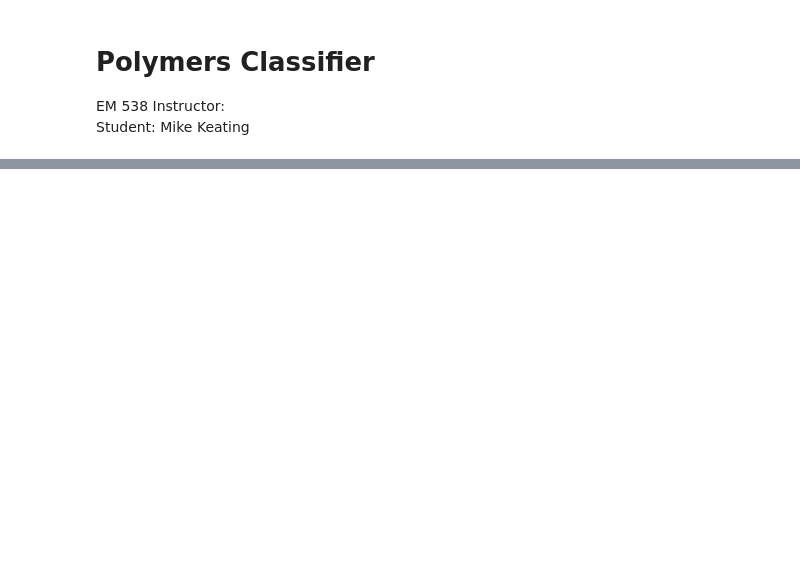
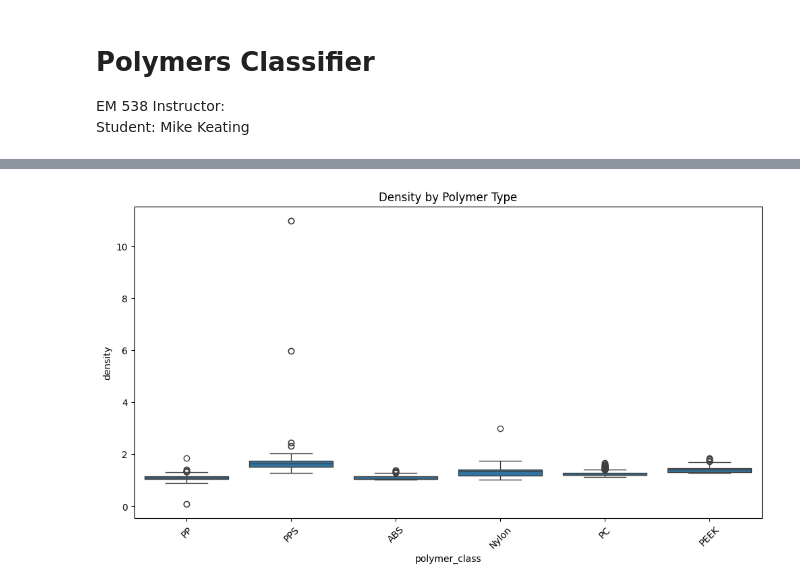
Before and after one commit to mike-keating-iv/ml-polymer-classification, a Jupyter notebook: polymers_classifier.ipynb, the cells around one changed output, grey strips where cells are left out. Saved outputs shown, nothing was run; the diff lists cells and outputs as text; code cells hidden in the pictures; blank space fills up the shorter version.

Commit message:
EDA, data cleaning, log reg, knn, random forest. Setup xgboost

```diff
--- a/polymers_classifier.ipynb
+++ b/polymers_classifier.ipynb
@@ -394,0 +153,33 @@ df.groupby("Polymer Group").mean(numeric_only=True).round(2)
+# %%
+# Get an idea of missing values per group
+df_missing = df.isnull().sum().sort_values(ascending=False)
+df_missing = df_missing[df_missing > 0]
+df_missing = df_missing.to_frame(name="Missing Values")
+df_missing["Percentage"] = df_missing["Missing Values"] / len(df) * 100
+df_missing = df_missing.sort_values(by="Percentage", ascending=False)
+
+# Discard columns that have more than 55% missing values
+threshold = len(df) * 0.45
+df = df.dropna(thresh=threshold, axis=1)
+
+# Discard rows that have more than 55% missing values
+threshold = len(df.columns) * 0.45
+df = df.dropna(thresh=threshold, axis=0)
+# %%
+# Get a subset of each group to balance the dataset, need no missing values
+df_balanced = pd.DataFrame()
+for group in df["polymer_class"].unique():
+    df_group = df[df["polymer_class"] == group]
+    # Drop rows with any missing values
+    df_group = df_group.dropna()
+    # Get a random sample of up to 100 rows
+    sample_size = min(500, len(df_group))
+    if sample_size > 0:
+        df_sample = df_group.sample(n=sample_size, random_state=42)
+        df_balanced = pd.concat([df_balanced, df_sample], ignore_index=True)
+# Discard any groups with less than 100 samples
+
+
+df_balanced = df_balanced[df_balanced["polymer_class"].isin(df_balanced.groupby("polymer_class").size()[df_balanced.groupby("polymer_class").size() >= 100].index)]
+
+df_balanced.polymer_class.value_counts()
@@ -394,0 +195,11 @@ df.groupby("Polymer Group").mean(numeric_only=True).round(2)
+# %%
+# EDA Boxplot
+import seaborn as sns
+import matplotlib.pyplot as plt
+plt.figure(figsize=(12, 6))
+sns.boxplot(x="polymer_class", y="density", data=df_balanced)
+plt.title("Density by Polymer Type")
+plt.xticks(rotation=45)
+plt.show()
+# %% [output]
+[figure, added]
```
Also changed, not shown: parts of 33 cells of this notebook.
